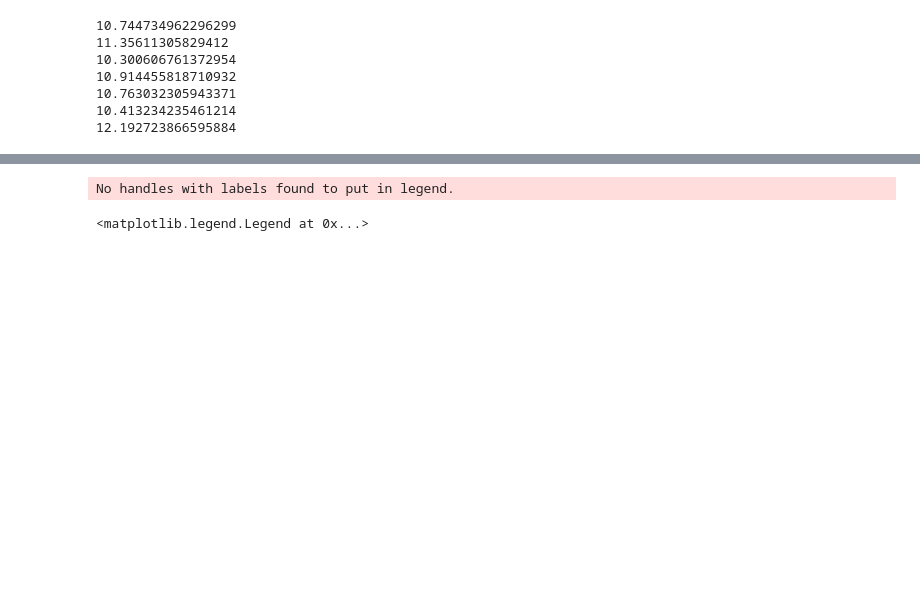
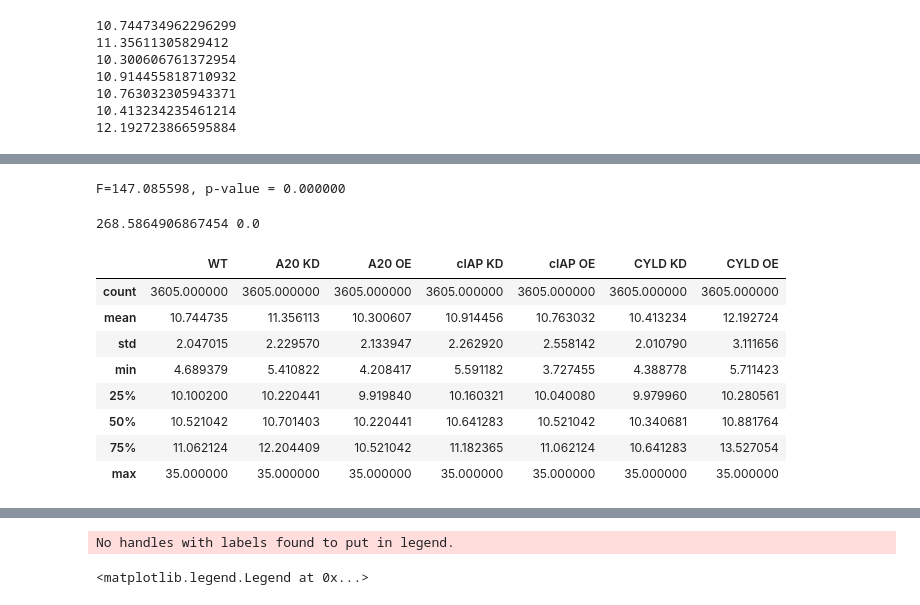
Before and after one commit to LoLab-MSM/NERM, a Jupyter notebook: sensitivity_analysis/Mode1/mode1_runfile_init_param_sens.ipynb, the cells around one changed output, grey strips where cells are left out. Drawn from its saved outputs; the diff is of its cells as text; code cells hidden in the pictures; blank space fills up the shorter version.

```diff
--- a/sensitivity_analysis/Mode1/mode1_runfile_init_param_sens.ipynb
+++ b/sensitivity_analysis/Mode1/mode1_runfile_init_param_sens.ipynb
@@ -75,3 +111,18 @@ mode1df2 = pd.DataFrame({'WT': ttdm2wt2,
                           'CYLD OE': ttdm2cyldoe2})
 dfclus2hr = pd.DataFrame(data = mode1df2,
                         columns = ['WT','A20 KD','A20 OE','cIAP KD','cIAP OE','CYLD KD','CYLD OE'])
+# %%
+f, p = st.f_oneway(dfclus2hr['WT'], dfclus2hr['A20 KD'])
+print("F=%f, p-value = %f"%(f,p))
+# %% [output]
+F=147.085598, p-value = 0.000000
+# %%
+import scipy.stats as stats
+# stats f_oneway functions takes the groups as input and returns ANOVA F and p value
+fvalue, pvalue = stats.f_oneway(dfclus2hr['WT'], dfclus2hr['A20 KD'],
+                                dfclus2hr['A20 OE'], dfclus2hr['cIAP KD'],
+                               dfclus2hr['cIAP OE'],dfclus2hr['CYLD KD'],
+                               dfclus2hr['CYLD OE'])
+print(fvalue, pvalue)
+# %% [output]
+268.5864906867454 0.0
@@ -77,0 +144,12 @@ dfclus2hr = pd.DataFrame(data = mode1df2,
+# %%
+dfclus2hr.describe()
+# %% [output]
+|  | WT | A20 KD | A20 OE | cIAP KD | cIAP OE | CYLD KD | CYLD OE |
+| count | 3605.000000 | 3605.000000 | 3605.000000 | 3605.000000 | 3605.000000 | 3605.000000 | 3605.000000 |
+| mean | 10.744735 | 11.356113 | 10.300607 | 10.914456 | 10.763032 | 10.413234 | 12.192724 |
+| std | 2.047015 | 2.229570 | 2.133947 | 2.262920 | 2.558142 | 2.010790 | 3.111656 |
+| min | 4.689379 | 5.410822 | 4.208417 | 5.591182 | 3.727455 | 4.388778 | 5.711423 |
+| 25% | 10.100200 | 10.220441 | 9.919840 | 10.160321 | 10.040080 | 9.979960 | 10.280561 |
+| 50% | 10.521042 | 10.701403 | 10.220441 | 10.641283 | 10.521042 | 10.340681 | 10.881764 |
+| 75% | 11.062124 | 12.204409 | 10.521042 | 11.182365 | 11.062124 | 10.641283 | 13.527054 |
+| max | 35.000000 | 35.000000 | 35.000000 | 35.000000 | 35.000000 | 35.000000 | 35.000000 |
```
Also changed, not shown: parts of 17 cells of this notebook, 31 other files.
